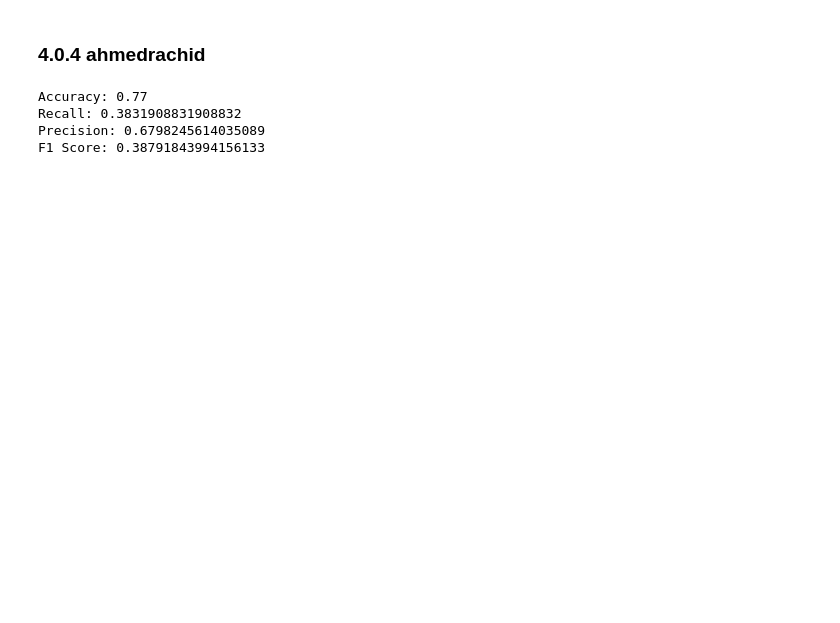
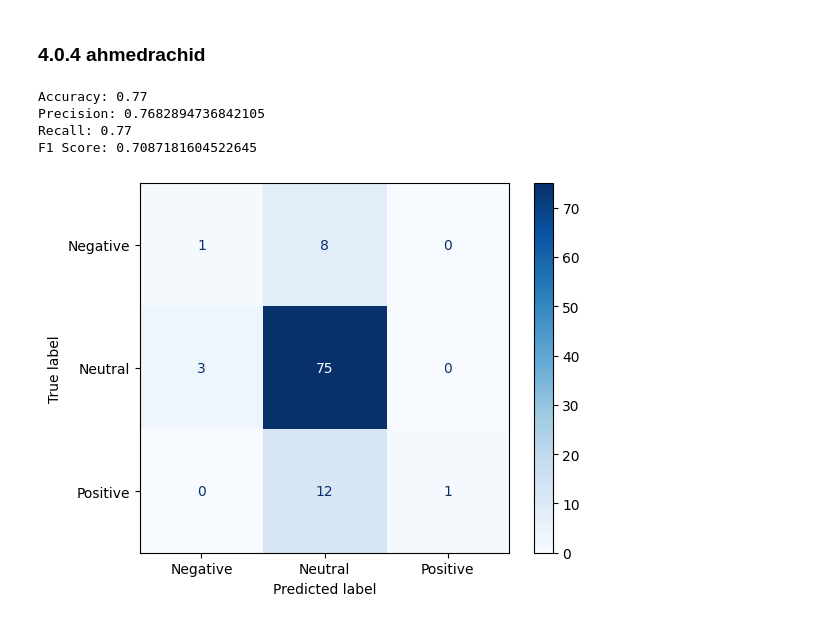
Before and after one commit to szymonszczurowski/Sentiment-Analysis-of-YouTube-Comments, a Jupyter notebook: Best_model_for_sentiment_classification.ipynb, the cells around one changed output. Cells and saved outputs as stored; diff of their text form; code cells hidden in the pictures; blank space fills up the shorter version.

```diff
--- a/Best_model_for_sentiment_classification.ipynb
+++ b/Best_model_for_sentiment_classification.ipynb
@@ -292,10 +314,11 @@ f1 = f1_score(classification_list, sentiment_scores, average='macro', zero_divis
-# %%
-print(f"Accuracy: {accuracy}")
-print(f"Recall: {recall}")
-print(f"Precision: {precision}")
-print(f"F1 Score: {f1}")
-# %% [output]
-Accuracy: 0.77
-Recall: 0.3831908831908832
-Precision: 0.6798245614035089
-F1 Score: 0.38791843994156133
+# %%
+metrics(classification_list, sentiment_scores)
+# %% [output]
+Accuracy: 0.77
+Precision: 0.7682894736842105
+Recall: 0.77
+F1 Score: 0.7087181604522645
+# %%
+matrix_confusion(classification_list, sentiment_scores)
+# %% [output]
+[figure, added]
```
Also changed, not shown: parts of 30 cells of this notebook.
